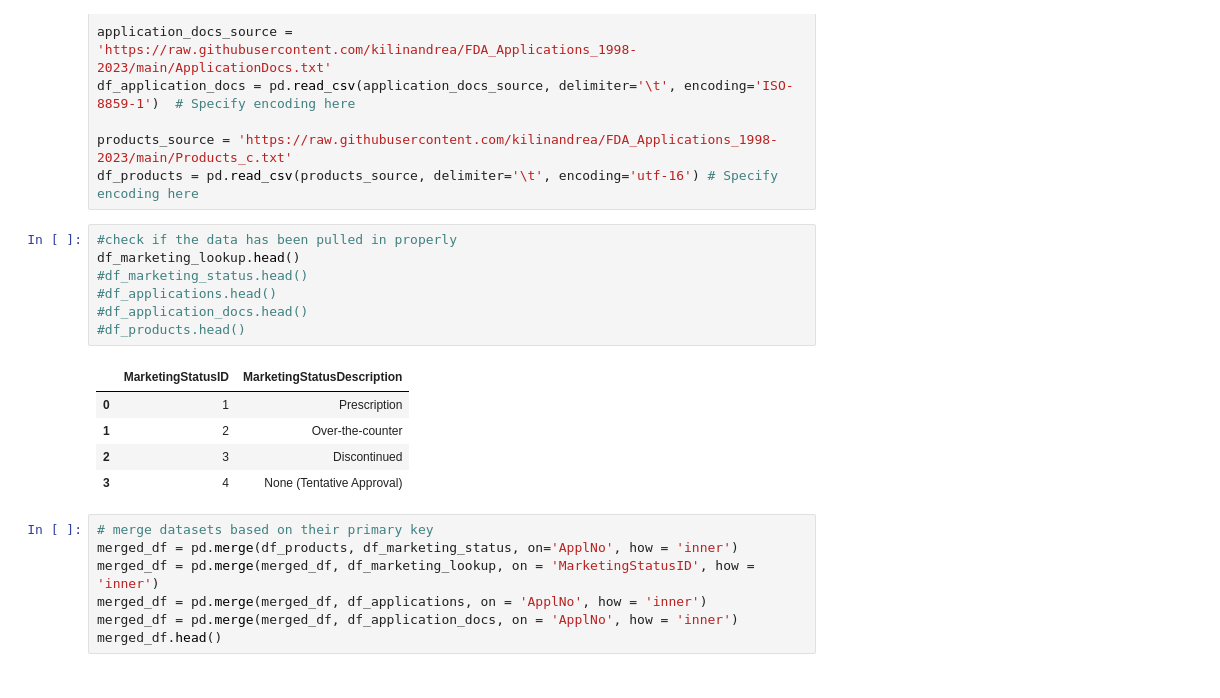
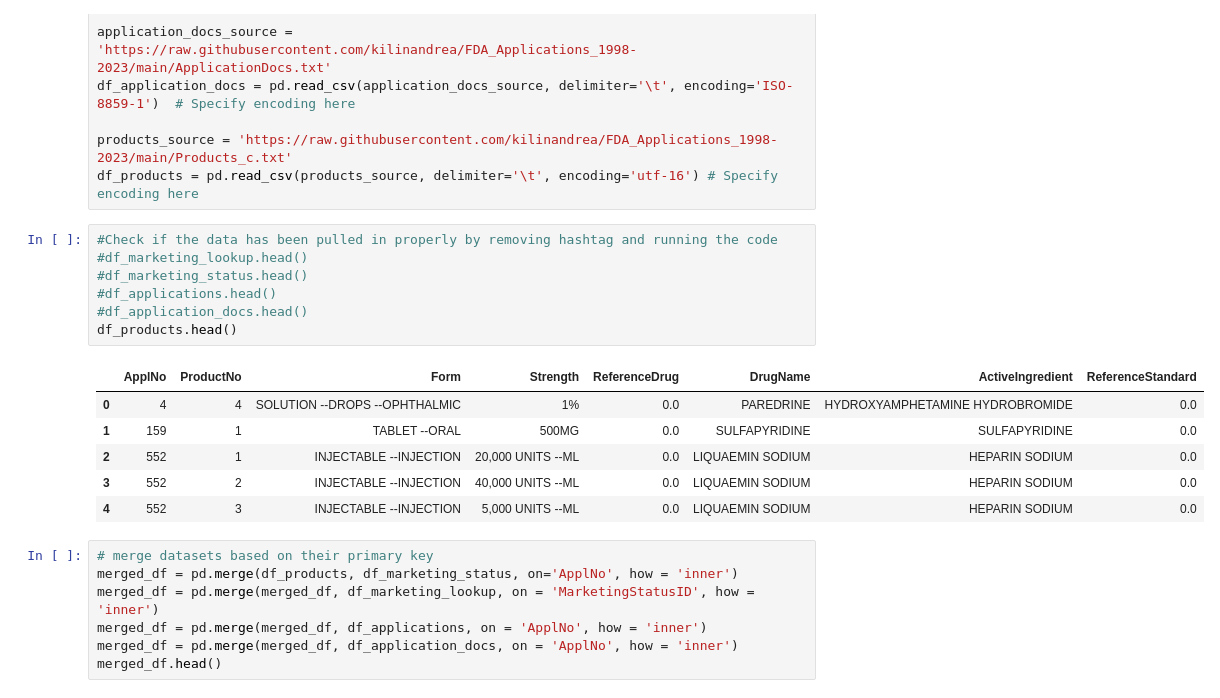
Before and after one commit to kilinandrea/FDA_Applications_1998-2023, a Jupyter notebook: FDA_applications_1998_2023.ipynb, the cells around one changed output. Saved outputs shown, nothing was run; the diff lists cells and outputs as text.

```diff
--- a/FDA_applications_1998_2023.ipynb
+++ b/FDA_applications_1998_2023.ipynb
@@ -24,18 +24,19 @@ df_application_docs = pd.read_csv(application_docs_source, delimiter='\t', encod
 products_source = 'https://raw.githubusercontent.com/kilinandrea/FDA_Applications_1998-2023/main/Products_c.txt'
 df_products = pd.read_csv(products_source, delimiter='\t', encoding='utf-16') # Specify encoding here
 # %%
-#check if the data has been pulled in properly
-df_marketing_lookup.head()
+#Check if the data has been pulled in properly by removing hashtag and running the code
+#df_marketing_lookup.head()
 #df_marketing_status.head()
 #df_applications.head()
 #df_application_docs.head()
-#df_products.head()
+df_products.head()
 # %% [output]
-|  | MarketingStatusID | MarketingStatusDescription |
-| 0 | 1 | Prescription |
-| 1 | 2 | Over-the-counter |
-| 2 | 3 | Discontinued |
-| 3 | 4 | None (Tentative Approval) |
+|  | ApplNo | ProductNo | Form | Strength | ReferenceDrug | DrugName | ActiveIngredient | ReferenceStandard |
+| 0 | 4 | 4 | SOLUTION --DROPS --OPHTHALMIC | 1% | 0.0 | PAREDRINE | HYDROXYAMPHETAMINE HYDROBROMIDE | 0.0 |
+| 1 | 159 | 1 | TABLET --ORAL | 500MG | 0.0 | SULFAPYRIDINE | SULFAPYRIDINE | 0.0 |
+| 2 | 552 | 1 | INJECTABLE --INJECTION | 20,000 UNITS --ML | 0.0 | LIQUAEMIN SODIUM | HEPARIN SODIUM | 0.0 |
+| 3 | 552 | 2 | INJECTABLE --INJECTION | 40,000 UNITS --ML | 0.0 | LIQUAEMIN SODIUM | HEPARIN SODIUM | 0.0 |
+| 4 | 552 | 3 | INJECTABLE --INJECTION | 5,000 UNITS --ML | 0.0 | LIQUAEMIN SODIUM | HEPARIN SODIUM | 0.0 |
 # %%
 # merge datasets based on their primary key
 merged_df = pd.merge(df_products, df_marketing_status, on='ApplNo', how = 'inner')
```
Also changed, not shown: parts of 11 cells of this notebook.
